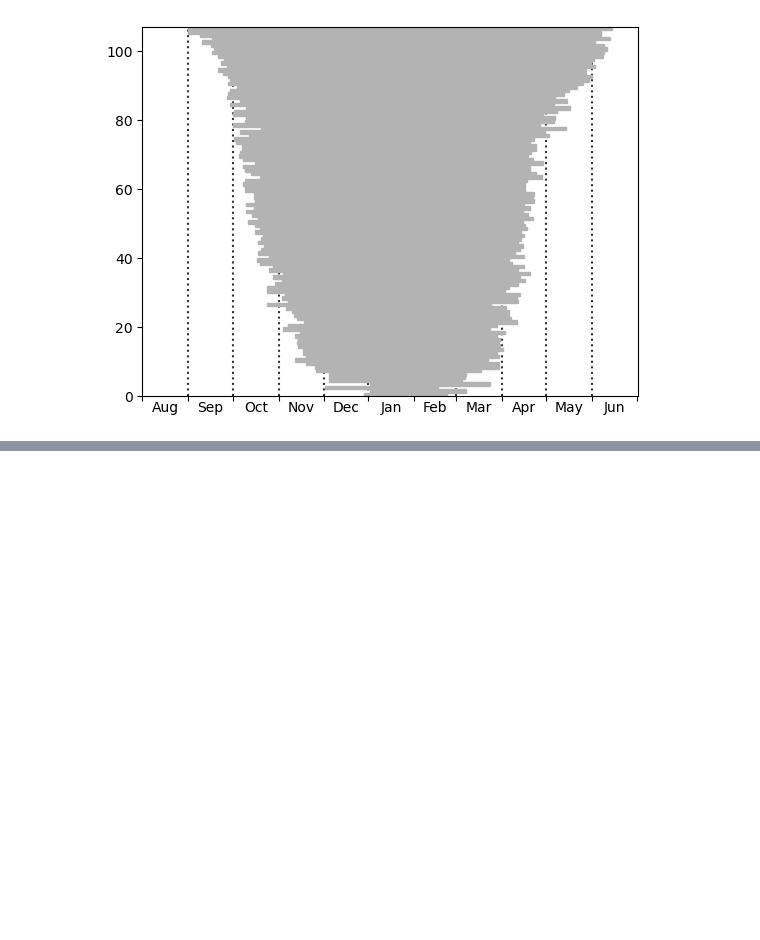
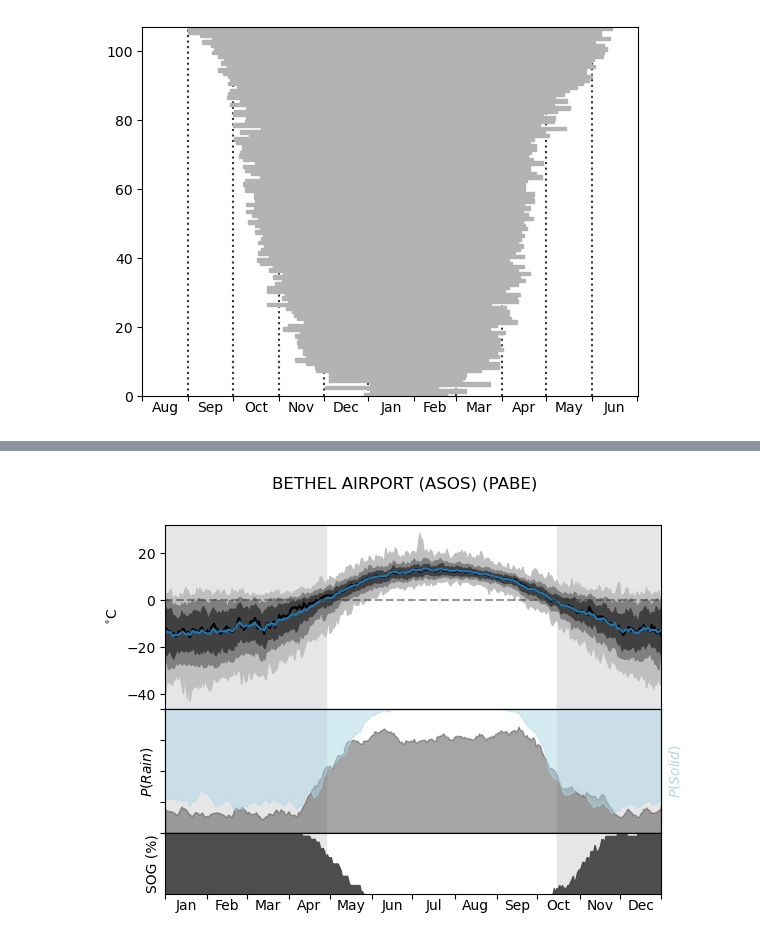
Before and after one commit to andypbarrett/rain_on_snow_climatology_paper, a Jupyter notebook: notebooks/plot_winter_stats.ipynb, the cells around one changed output, grey strips where cells are left out. Cells and saved outputs as stored; diff of their text form; code cells hidden in the pictures; blank space fills up the shorter version.

Commit message:
add plots

```diff
--- a/notebooks/plot_winter_stats.ipynb
+++ b/notebooks/plot_winter_stats.ipynb
@@ -256,0 +241,4 @@ time.struct_time(tm_year=2001, tm_mon=7, tm_mday=1, tm_hour=0, tm_min=0, tm_sec=
+# %%
+stid = "PABE"
+dfclim = pd.read_csv(f"../data/{stid}.climatology.csv", index_col=0)
+dfclim
@@ -256,0 +260,5 @@ time.struct_time(tm_year=2001, tm_mon=7, tm_mday=1, tm_hour=0, tm_min=0, tm_sec=
+# %%
+fig = plot_climatology(dfclim, title=f"{station.loc[stid].station_name} ({stid})")
+fig.savefig(f"../images/{stid}.climatology.png")
+# %% [output]
+[figure, added]
```
Also changed, not shown: parts of 16 cells of this notebook.
